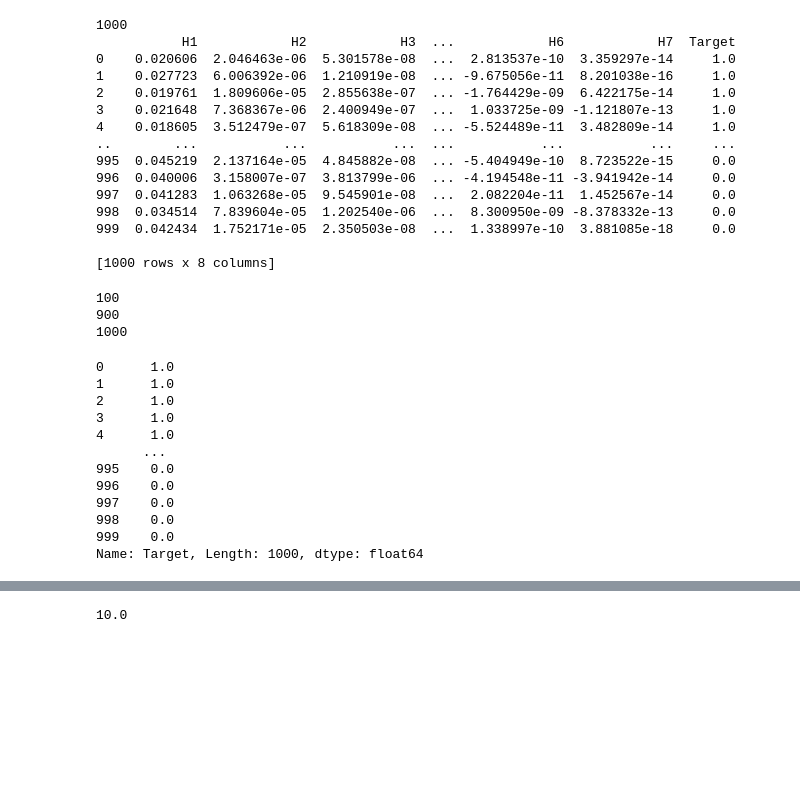
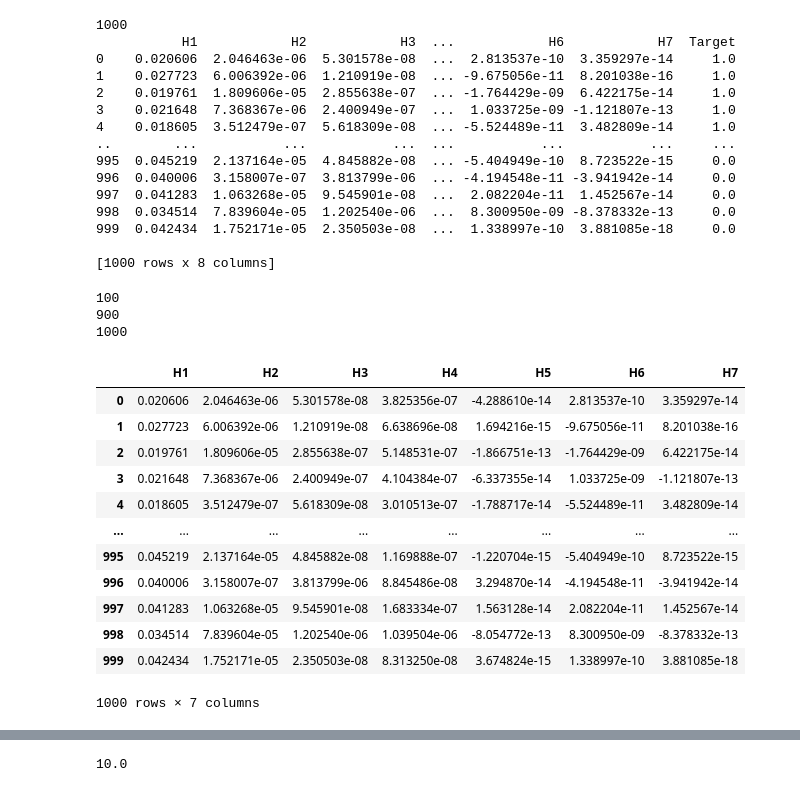
Before and after one commit to aisyahdnn/Skripsi, a Jupyter notebook: Dataset8020.ipynb, the cells around one changed output, grey strips where cells are left out. Drawn from its saved outputs; the diff is of its cells as text; code cells hidden in the pictures; blank space fills up the shorter version.

```diff
--- a/Dataset8020.ipynb
+++ b/Dataset8020.ipynb
@@ -145,27 +137,31 @@ for colum in zero_not_accepted:
 # %%
-#split target and attribute
-x = dataset.iloc[:, 1:7]
-y = dataset.iloc[:, 7]
+#split target and attribute (membagi data)
+x = dataset.iloc[:, 0:7] #mulai dr colmn index ke0, sbnyk 7 colmn msuk ke var (X)
+y = dataset.iloc[:, 7] #hny colmn  index ke7 yg msuk ke var (Y)
+
+
 #split train n test dataset
-x_train, x_test, y_train, y_test = train_test_split(x,y, random_state=0, test_size=0.1)
+x_train, x_test, y_train, y_test = train_test_split(x,y, random_state=2, test_size=0.1)
+
 print(len(y_test))
 print(len(x_train))
 print(len(dataset))
-y
+x
 # %% [output]
 100
 900
 1000
+|  | H1 | H2 | H3 | H4 | H5 | H6 | H7 |
+| 0 | 0.020606 | 2.046463e-06 | 5.301578e-08 | 3.825356e-07 | -4.288610e-14 | 2.813537e-10 | 3.359297e-14 |
+| 1 | 0.027723 | 6.006392e-06 | 1.210919e-08 | 6.638696e-08 | 1.694216e-15 | -9.675056e-11 | 8.201038e-16 |
+| 2 | 0.019761 | 1.809606e-05 | 2.855638e-07 | 5.148531e-07 | -1.866751e-13 | -1.764429e-09 | 6.422175e-14 |
+| 3 | 0.021648 | 7.368367e-06 | 2.400949e-07 | 4.104384e-07 | -6.337355e-14 | 1.033725e-09 | -1.121807e-13 |
+| 4 | 0.018605 | 3.512479e-07 | 5.618309e-08 | 3.010513e-07 | -1.788717e-14 | -5.524489e-11 | 3.482809e-14 |
+| ... | ... | ... | ... | ... | ... | ... | ... |
+| 995 | 0.045219 | 2.137164e-05 | 4.845882e-08 | 1.169888e-07 | -1.220704e-15 | -5.404949e-10 | 8.723522e-15 |
+| 996 | 0.040006 | 3.158007e-07 | 3.813799e-06 | 8.845486e-08 | 3.294870e-14 | -4.194548e-11 | -3.941942e-14 |
+| 997 | 0.041283 | 1.063268e-05 | 9.545901e-08 | 1.683334e-07 | 1.563128e-14 | 2.082204e-11 | 1.452567e-14 |
+| 998 | 0.034514 | 7.839604e-05 | 1.202540e-06 | 1.039504e-06 | -8.054772e-13 | 8.300950e-09 | -8.378332e-13 |
+| 999 | 0.042434 | 1.752171e-05 | 2.350503e-08 | 8.313250e-08 | 3.674824e-15 | 1.338997e-10 | 3.881085e-18 |
-0      1.0
-1      1.0
-2      1.0
-3      1.0
-4      1.0
-      ...
-995    0.0
-996    0.0
-997    0.0
-998    0.0
-999    0.0
-Name: Target, Length: 1000, dtype: float64
+1000 rows × 7 columns
 # %%
```
Also changed, not shown: parts of 7 cells of this notebook.
